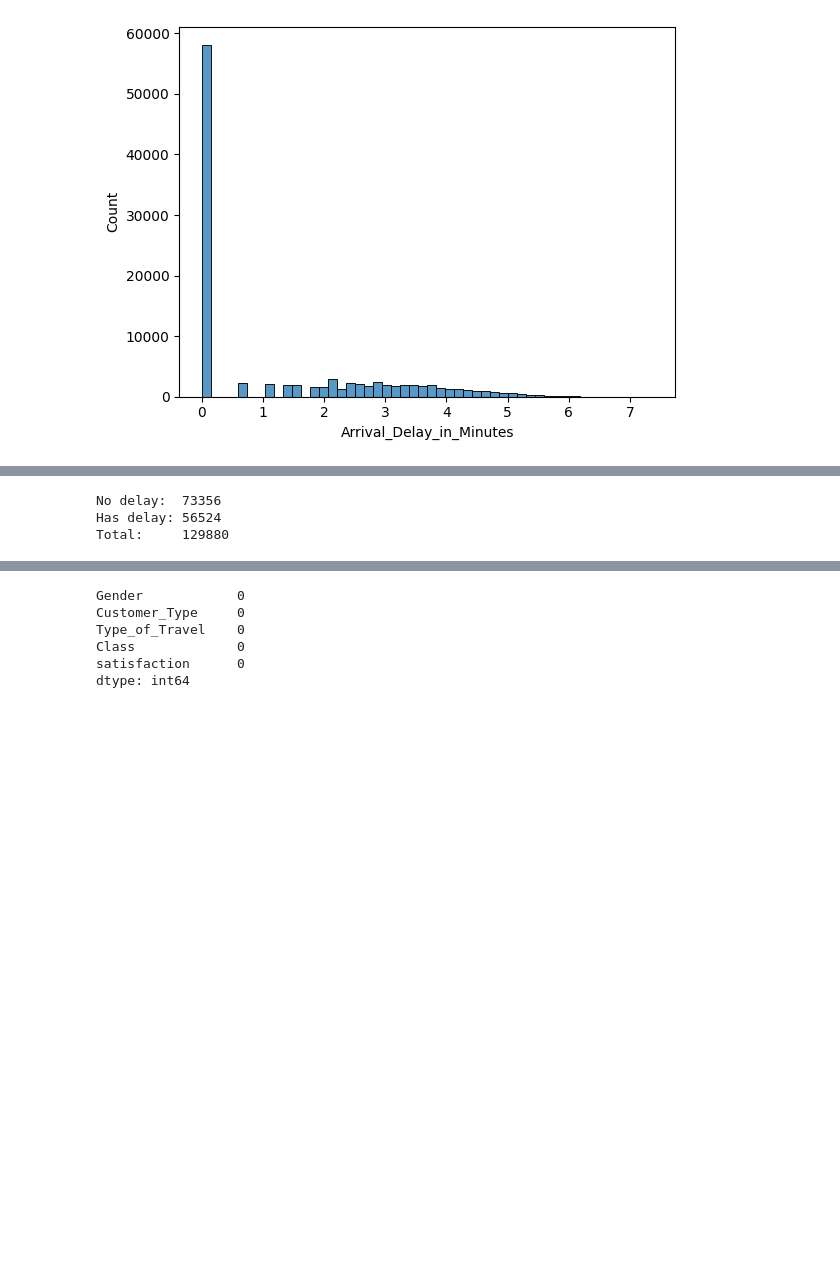
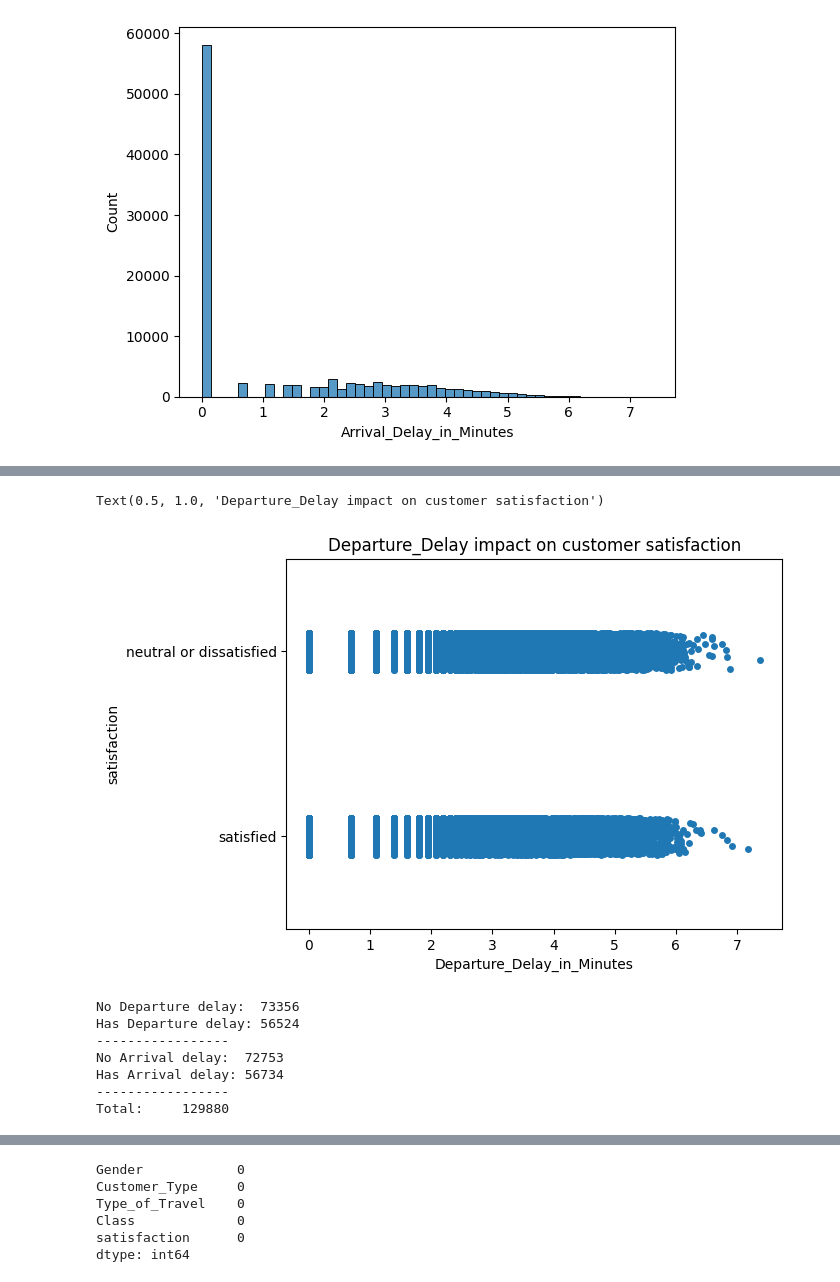
Before and after one commit to sjfjawe/Airline-Customer-Satisfaction-Prediction, a Jupyter notebook: notebook.ipynb, the cells around one changed output, grey strips where cells are left out. Drawn from its saved outputs; the diff is of its cells as text; code cells hidden in the pictures; blank space fills up the shorter version.

```diff
--- a/notebook.ipynb
+++ b/notebook.ipynb
@@ -158,12 +166,29 @@ sns.histplot(df_train.Arrival_Delay_in_Minutes, bins=50)
+# %%
+sns.stripplot(x=df_train['Departure_Delay_in_Minutes'], y=df_train['satisfaction'])
+plt.title('Departure_Delay impact on customer satisfaction')
+# %% [output]
+Text(0.5, 1.0, 'Departure_Delay impact on customer satisfaction')
+[figure, added]
 # %%
-no_delay = np.sum(df_whole['Departure_Delay_in_Minutes'] == 0)
-has_delay = np.sum(df_whole['Departure_Delay_in_Minutes'] > 0)
+no_Departure_delay = np.sum(df_whole['Departure_Delay_in_Minutes'] == 0)
+has_Departure_delay = np.sum(df_whole['Departure_Delay_in_Minutes'] > 0)
 
-print(f"No delay:  {no_delay}")
-print(f"Has delay: {has_delay}")
+print(f"No Departure delay:  {no_Departure_delay}")
+print(f"Has Departure delay: {has_Departure_delay}")
+print("-----------------")
+no_Arrival_delay = np.sum(df_whole['Arrival_Delay_in_Minutes'] == 0)
+has_Arrival_delay = np.sum(df_whole['Arrival_Delay_in_Minutes'] > 0)
+
+print(f"No Arrival delay:  {no_Arrival_delay}")
+print(f"Has Arrival delay: {has_Arrival_delay}")
+print("-----------------")
 print(f"Total:     {len(df_whole)}")
 # %% [output]
-No delay:  73356
-Has delay: 56524
+No Departure delay:  73356
+Has Departure delay: 56524
+-----------------
+No Arrival delay:  72753
+Has Arrival delay: 56734
+-----------------
 Total:     129880
 # %%
```
Also changed, not shown: parts of 20 cells of this notebook.
